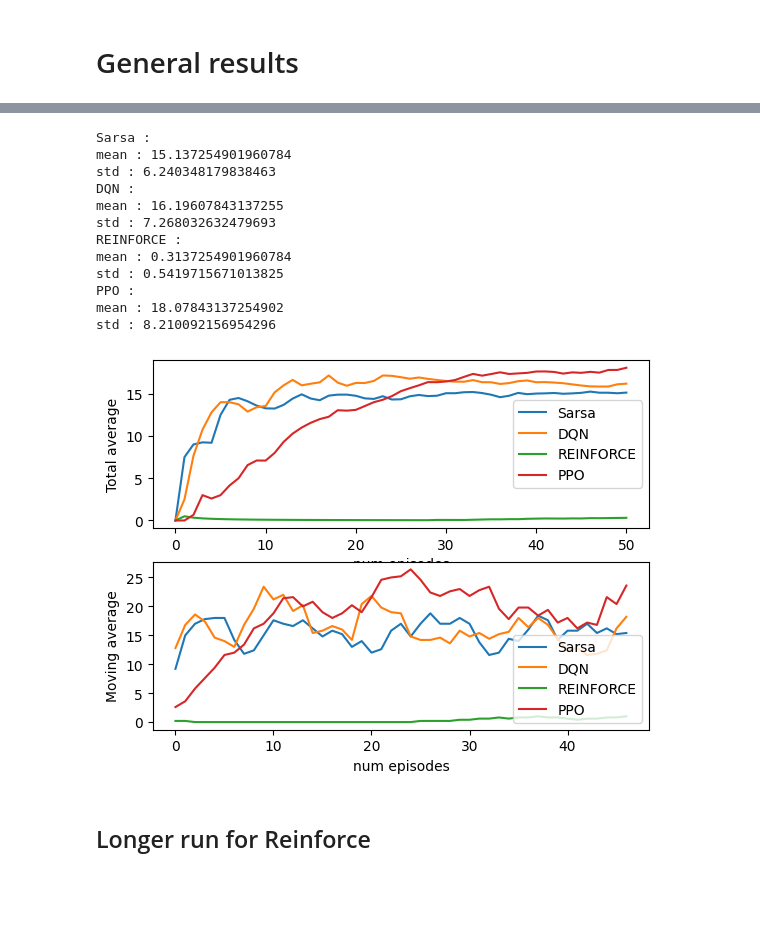
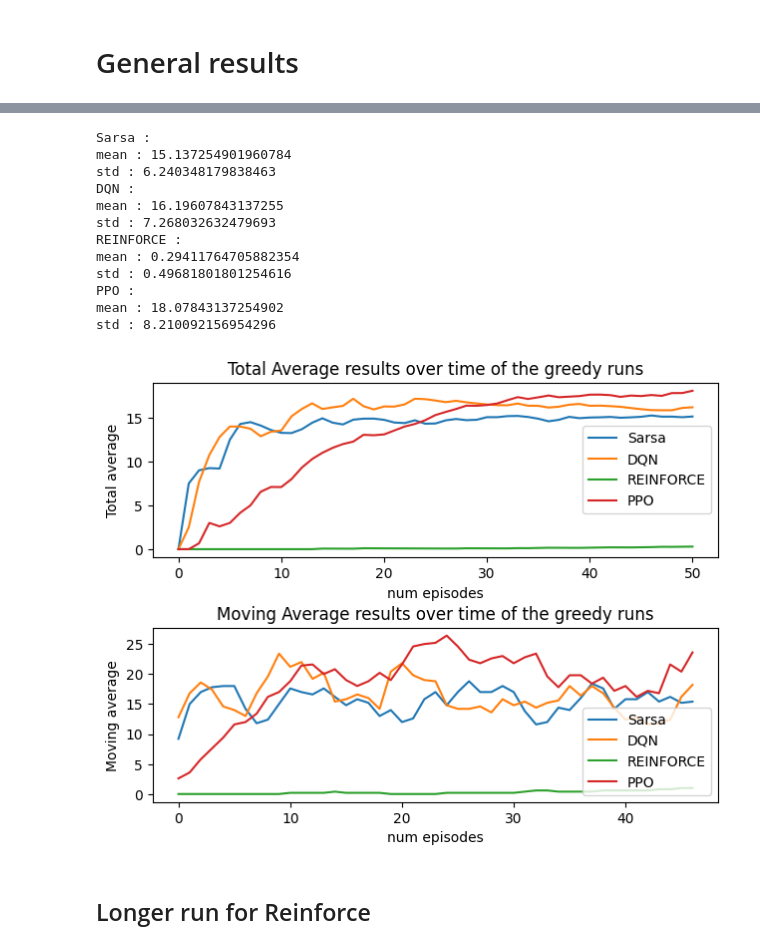
Before and after one commit to axeld5/rl_project, a Jupyter notebook: snake_game.ipynb, the cells around one changed output, grey strips where cells are left out. Saved outputs shown, nothing was run; the diff lists cells and outputs as text; code cells hidden in the pictures; blank space fills up the shorter version.

Commit message:
adding more figures

```diff
--- a/snake_game.ipynb
+++ b/snake_game.ipynb
@@ -204,36 +217,39 @@ for k in res.keys():
     print("std : "+str(np.std(res[k])))
 
 
 fig,axs=plt.subplots(2)
+fig.tight_layout(h_pad=3)
 
 def moving_average(x, w):
     return np.convolve(x, np.ones(w), 'valid') / w
 
 for key in res.keys():
     axs[0].plot(np.cumsum(res[key])/(np.arange(len(res[key]))+1),label = key)
     axs[1].plot(moving_average(res[key],5),label = key)
 
 
 axs[0].set_ylabel('Total average')
+axs[0].set_title('Total Average results over time of the greedy runs')
 axs[1].set_ylabel('Moving average')
+axs[1].set_title('Moving Average results over time of the greedy runs')
 
 for i in [0,1]:
     axs[i].set_xlabel("num episodes")
     axs[i].legend()
 # %% [output]
 Sarsa :
 mean : 15.137254901960784
 std : 6.240348179838463
 DQN :
 mean : 16.19607843137255
 std : 7.268032632479693
 REINFORCE :
-mean : 0.3137254901960784
-std : 0.5419715671013825
+mean : 0.29411764705882354
+std : 0.49681801801254616
 PPO :
 mean : 18.07843137254902
 std : 8.210092156954296
-[figure, old version]
+[figure, new version]
 # %% [markdown]
 ## Longer run for Reinforce
 # %%
```
Also changed, not shown: parts of 4 cells of this notebook.
